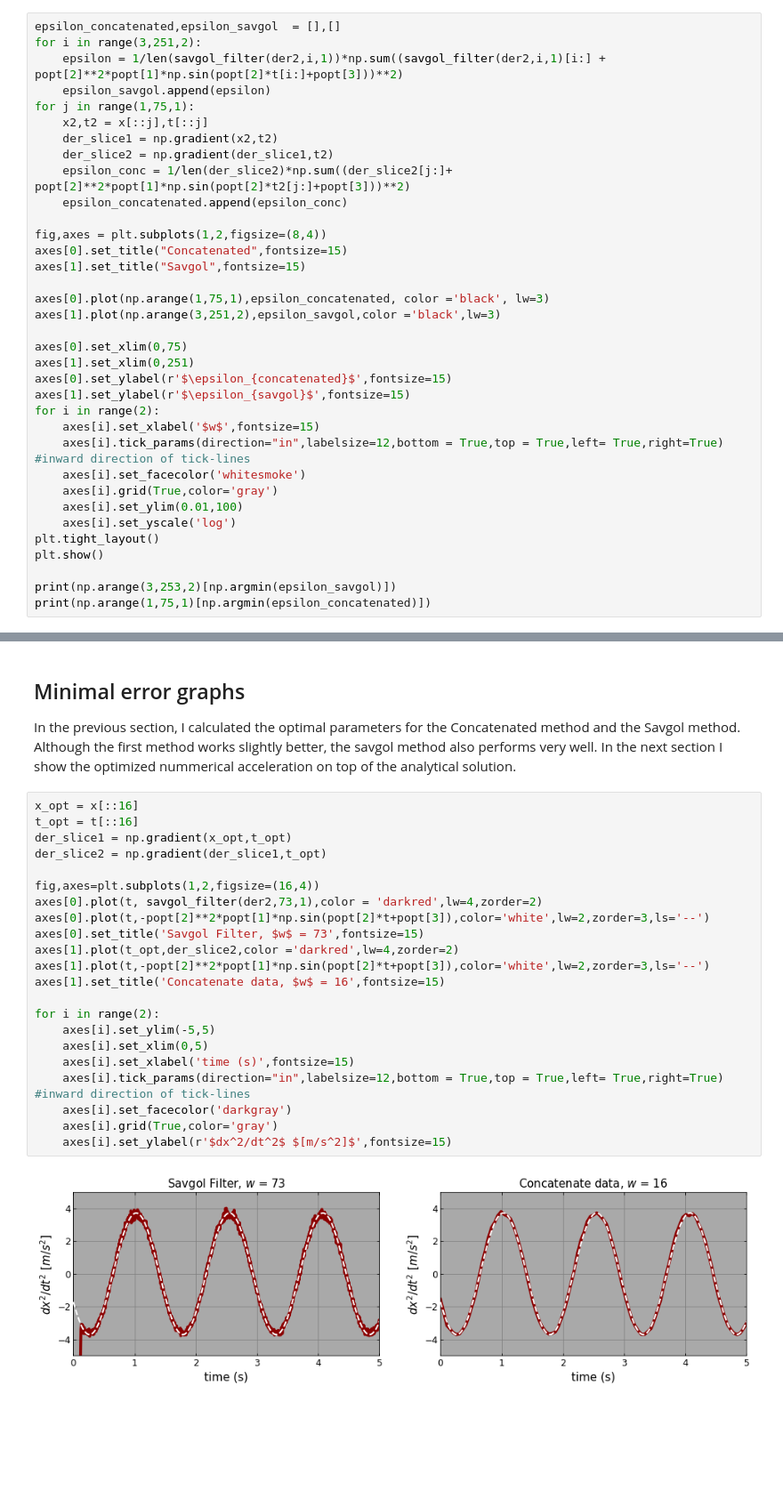
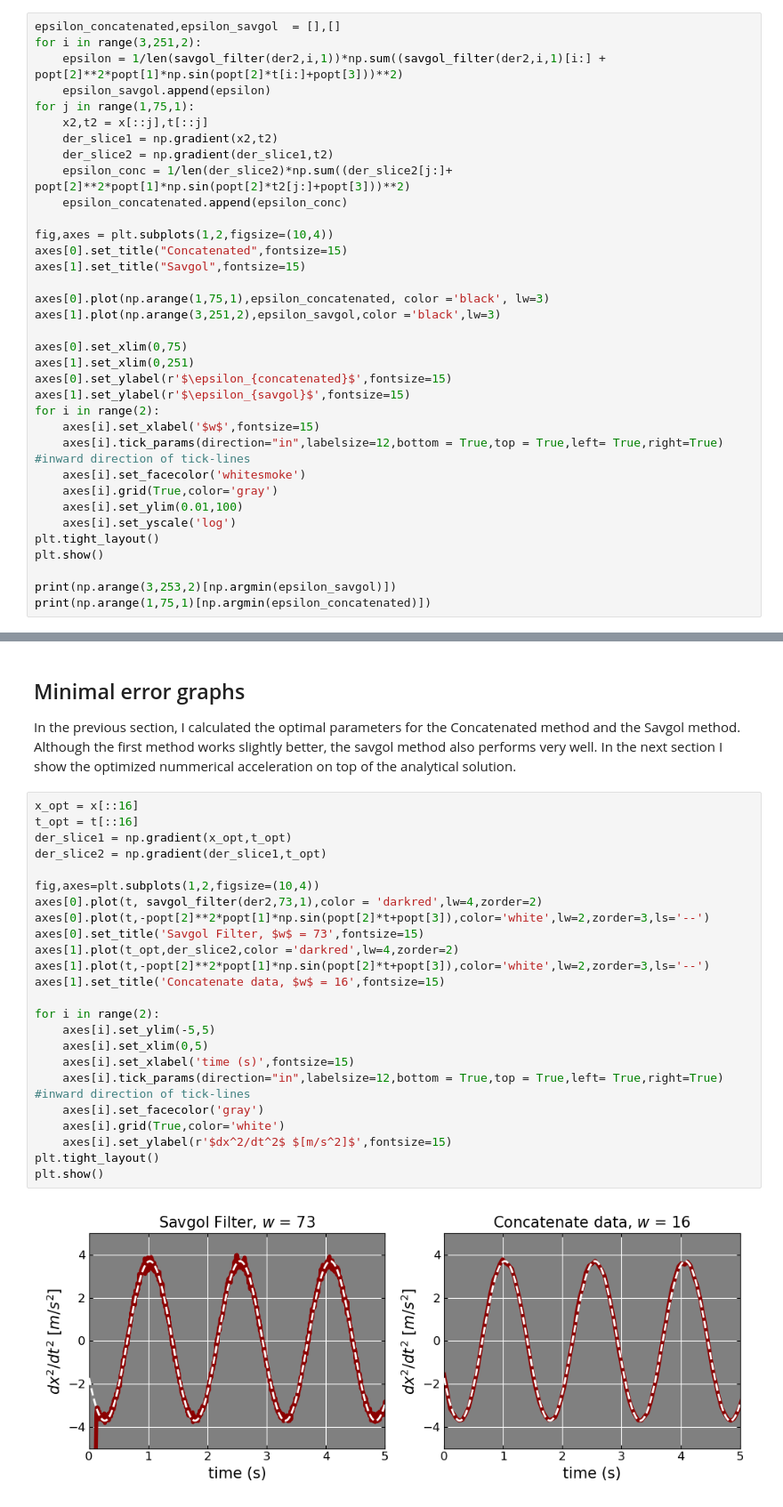
Before and after one commit to JBusink/Ndiff, a Jupyter notebook: code/Notebook_Pendulum.ipynb, the cells around one changed output, grey strips where cells are left out. Shown at 89% size. Saved outputs shown, nothing was run; the diff lists cells and outputs as text; blank space fills up the shorter version.

```diff
--- a/code/Notebook_Pendulum.ipynb
+++ b/code/Notebook_Pendulum.ipynb
@@ -257,7 +259,7 @@ for j in range(1,75,1):
     epsilon_conc = 1/len(der_slice2)*np.sum((der_slice2[j:]+ popt[2]**2*popt[1]*np.sin(popt[2]*t2[j:]+popt[3]))**2)
     epsilon_concatenated.append(epsilon_conc)
 
-fig,axes = plt.subplots(1,2,figsize=(8,4))
+fig,axes = plt.subplots(1,2,figsize=(10,4))
 axes[0].set_title("Concatenated",fontsize=15)
 axes[1].set_title("Savgol",fontsize=15)
 
@@ -291,24 +293,26 @@ In the previous section, I calculated the optimal parameters for the Concatenate
 # %%
 x_opt = x[::16]
 t_opt = t[::16]
 der_slice1 = np.gradient(x_opt,t_opt)
 der_slice2 = np.gradient(der_slice1,t_opt)
 
-fig,axes=plt.subplots(1,2,figsize=(16,4))
+fig,axes=plt.subplots(1,2,figsize=(10,4))
 axes[0].plot(t, savgol_filter(der2,73,1),color = 'darkred',lw=4,zorder=2)
 axes[0].plot(t,-popt[2]**2*popt[1]*np.sin(popt[2]*t+popt[3]),color='white',lw=2,zorder=3,ls='--')
 axes[0].set_title('Savgol Filter, $w$ = 73',fontsize=15)
 axes[1].plot(t_opt,der_slice2,color ='darkred',lw=4,zorder=2)
 axes[1].plot(t,-popt[2]**2*popt[1]*np.sin(popt[2]*t+popt[3]),color='white',lw=2,zorder=3,ls='--')
 axes[1].set_title('Concatenate data, $w$ = 16',fontsize=15)
 
 for i in range(2):
     axes[i].set_ylim(-5,5)
     axes[i].set_xlim(0,5)
     axes[i].set_xlabel('time (s)',fontsize=15)
     axes[i].tick_params(direction="in",labelsize=12,bottom = True,top = True,left= True,right=True) #inward direction of tick-lines
-    axes[i].set_facecolor('darkgray')
-    axes[i].grid(True,color='gray')
+    axes[i].set_facecolor('gray')
+    axes[i].grid(True,color='white')
     axes[i].set_ylabel(r'$dx^2/dt^2$ $[m/s^2]$',fontsize=15)
+plt.tight_layout()
+plt.show()
 # %% [output]
-[figure, old version]
+[figure, new version]
```
Also changed, not shown: parts of 10 cells of this notebook, 2 other files.
